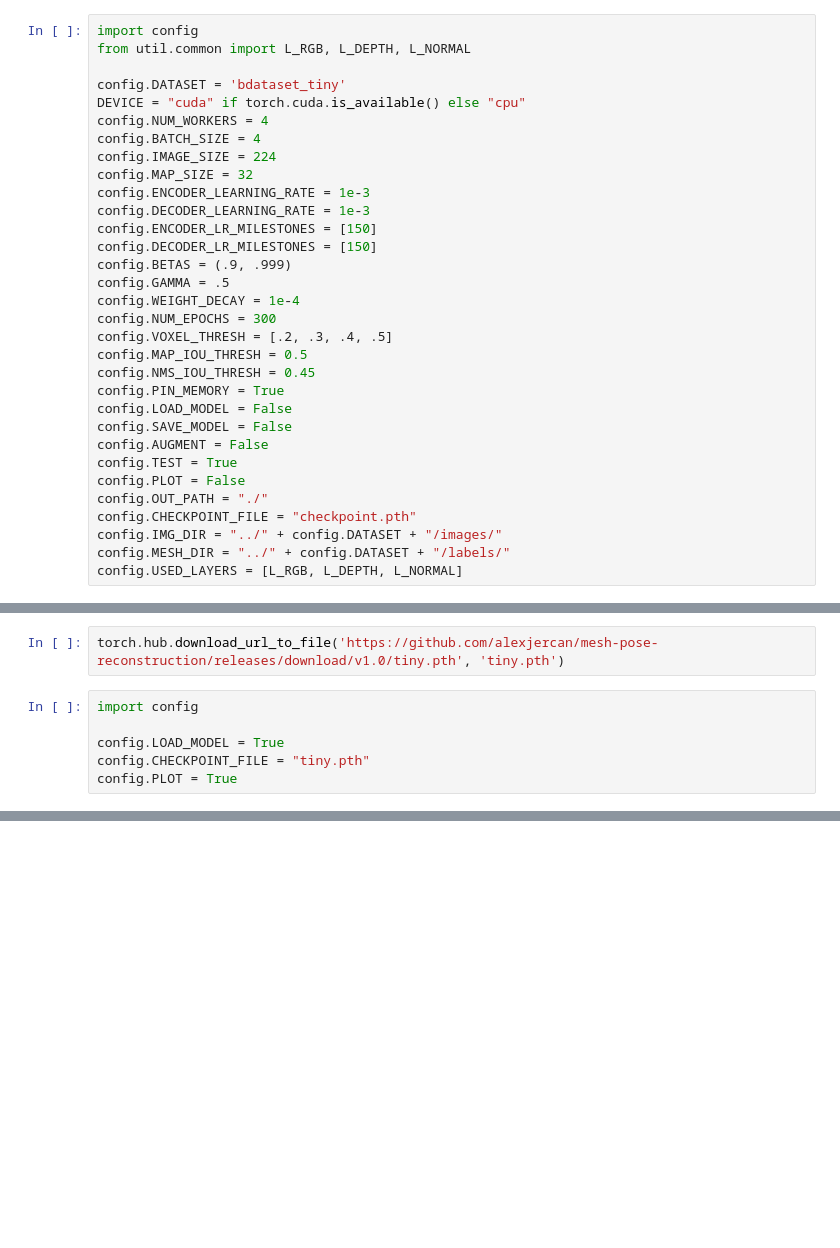
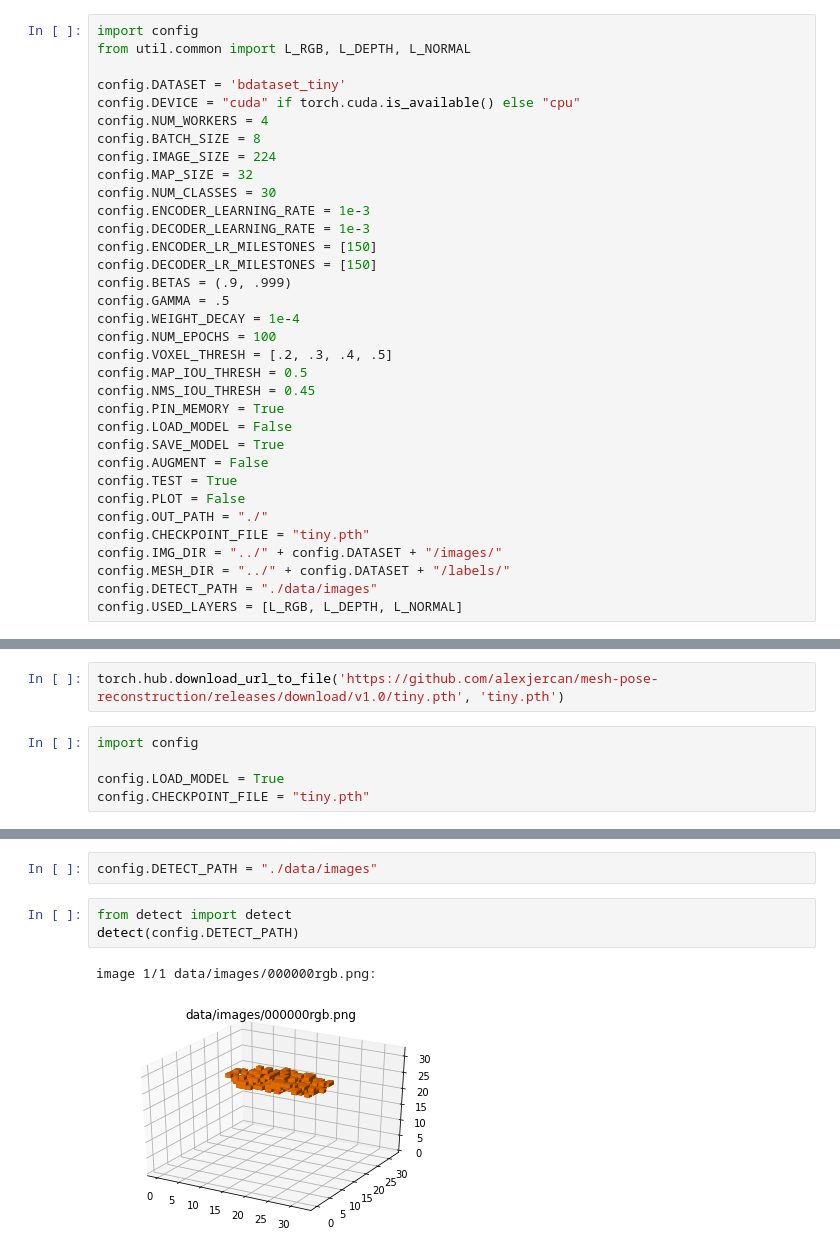
Before and after one commit to alexjercan/mesh-pose-reconstruction, a Jupyter notebook: tutorial.ipynb, the cells around one changed output, grey strips where cells are left out. Drawn from its saved outputs; the diff is of its cells as text; blank space fills up the shorter version.

```diff
--- a/tutorial.ipynb
+++ b/tutorial.ipynb
@@ -20,11 +18,12 @@ import config
 from util.common import L_RGB, L_DEPTH, L_NORMAL
 
 config.DATASET = 'bdataset_tiny'
-DEVICE = "cuda" if torch.cuda.is_available() else "cpu"
+config.DEVICE = "cuda" if torch.cuda.is_available() else "cpu"
 config.NUM_WORKERS = 4
-config.BATCH_SIZE = 4
+config.BATCH_SIZE = 8
 config.IMAGE_SIZE = 224
 config.MAP_SIZE = 32
+config.NUM_CLASSES = 30
 config.ENCODER_LEARNING_RATE = 1e-3
 config.DECODER_LEARNING_RATE = 1e-3
 config.ENCODER_LR_MILESTONES = [150]
@@ -32,20 +31,21 @@ config.DECODER_LR_MILESTONES = [150]
 config.BETAS = (.9, .999)
 config.GAMMA = .5
 config.WEIGHT_DECAY = 1e-4
-config.NUM_EPOCHS = 300
+config.NUM_EPOCHS = 100
 config.VOXEL_THRESH = [.2, .3, .4, .5]
 config.MAP_IOU_THRESH = 0.5
 config.NMS_IOU_THRESH = 0.45
 config.PIN_MEMORY = True
 config.LOAD_MODEL = False
-config.SAVE_MODEL = False
+config.SAVE_MODEL = True
 config.AUGMENT = False
 config.TEST = True
 config.PLOT = False
 config.OUT_PATH = "./"
-config.CHECKPOINT_FILE = "checkpoint.pth"
+config.CHECKPOINT_FILE = "tiny.pth"
 config.IMG_DIR = "../" + config.DATASET + "/images/"
 config.MESH_DIR = "../" + config.DATASET + "/labels/"
+config.DETECT_PATH = "./data/images"
 config.USED_LAYERS = [L_RGB, L_DEPTH, L_NORMAL]
 # %%
 from train import train
@@ -57,7 +57,6 @@ import config
 
 config.LOAD_MODEL = True
 config.CHECKPOINT_FILE = "tiny.pth"
-config.PLOT = True
 # %%
 from test import test
 test()
@@ -68,0 +63,8 @@ test()
+# %%
+config.DETECT_PATH = "./data/images"
+# %%
+from detect import detect
+detect(config.DETECT_PATH)
+# %% [output]
+image 1/1 data/images/000000rgb.png:
+[figure, added]
```
Also changed, not shown: parts of 2 cells of this notebook.
